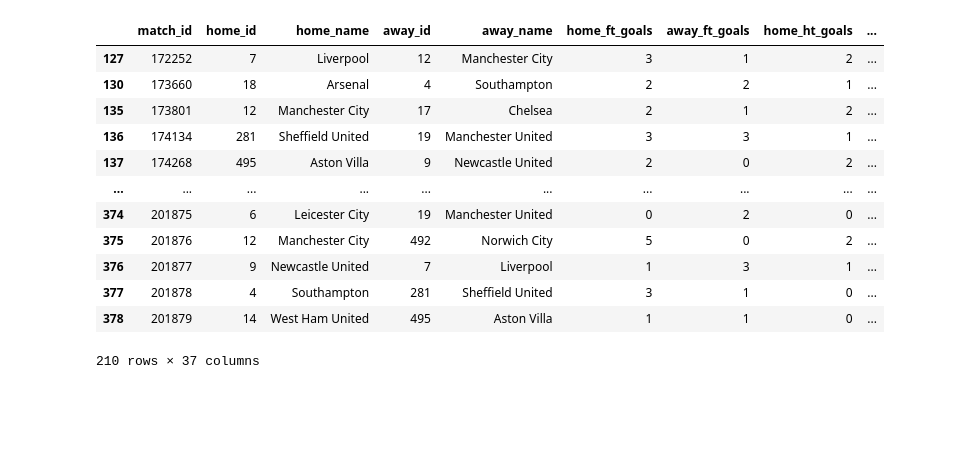
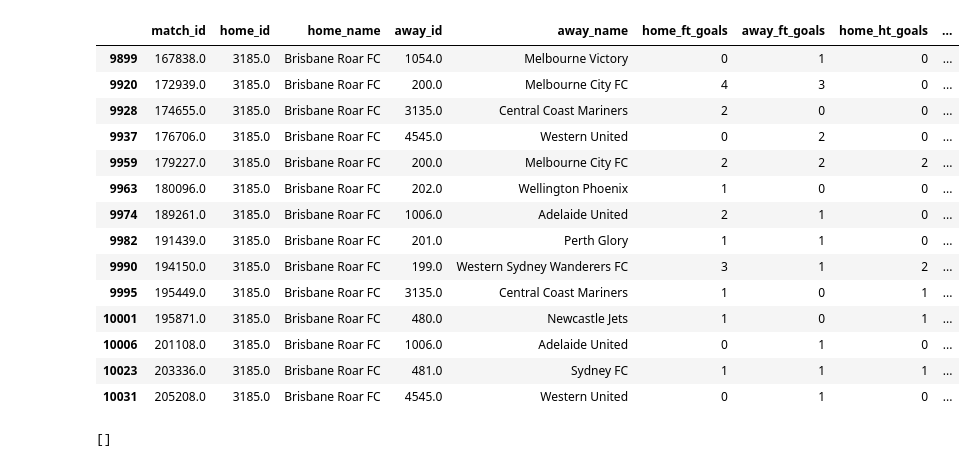
Before and after one commit to RicardoBoia2017/FEUP_ADAD, a Jupyter notebook: ADAD.ipynb, the cells around one changed output. Drawn from its saved outputs; the diff is of its cells as text; code cells hidden in the pictures; blank space fills up the shorter version.

```diff
--- a/ADAD.ipynb
+++ b/ADAD.ipynb
@@ -296,19 +297,0 @@ matches[matches['got_stats'] == 'F']
-# %%
-pd.set_option('display.max_rows', 30)
-tmp = matches.sort_values(by=['year','month', 'day'])
-t = tmp[tmp['home_yc'] >= 0]
-t[t['competition_name'] == 'Premier League']
-# %% [output]
-|  | match_id | home_id | home_name | away_id | away_name | home_ft_goals | away_ft_goals | home_ht_goals | ... |
-| 127 | 172252 | 7 | Liverpool | 12 | Manchester City | 3 | 1 | 2 | ... |
-| 130 | 173660 | 18 | Arsenal | 4 | Southampton | 2 | 2 | 1 | ... |
-| 135 | 173801 | 12 | Manchester City | 17 | Chelsea | 2 | 1 | 2 | ... |
-| 136 | 174134 | 281 | Sheffield United | 19 | Manchester United | 3 | 3 | 1 | ... |
-| 137 | 174268 | 495 | Aston Villa | 9 | Newcastle United | 2 | 0 | 2 | ... |
-| ... | ... | ... | ... | ... | ... | ... | ... | ... | ... |
-| 374 | 201875 | 6 | Leicester City | 19 | Manchester United | 0 | 2 | 0 | ... |
-| 375 | 201876 | 12 | Manchester City | 492 | Norwich City | 5 | 0 | 2 | ... |
-| 376 | 201877 | 9 | Newcastle United | 7 | Liverpool | 1 | 3 | 1 | ... |
-| 377 | 201878 | 4 | Southampton | 281 | Sheffield United | 3 | 1 | 0 | ... |
-| 378 | 201879 | 14 | West Ham United | 495 | Aston Villa | 1 | 1 | 0 | ... |
-210 rows × 37 columns
@@ -314,0 +303,19 @@ t[t['competition_name'] == 'Premier League']
+# %%
+#matches.loc[matches.away_name == 'Puebla Club De Futbol', 'away_name'] = 'Puebla'
+matches[matches['home_id'] == 3185]
+# %% [output]
+|  | match_id | home_id | home_name | away_id | away_name | home_ft_goals | away_ft_goals | home_ht_goals | ... |
+| 9899 | 167838.0 | 3185.0 | Brisbane Roar FC | 1054.0 | Melbourne Victory | 0 | 1 | 0 | ... |
+| 9920 | 172939.0 | 3185.0 | Brisbane Roar FC | 200.0 | Melbourne City FC | 4 | 3 | 0 | ... |
+| 9928 | 174655.0 | 3185.0 | Brisbane Roar FC | 3135.0 | Central Coast Mariners | 2 | 0 | 0 | ... |
+| 9937 | 176706.0 | 3185.0 | Brisbane Roar FC | 4545.0 | Western United | 0 | 2 | 0 | ... |
+| 9959 | 179227.0 | 3185.0 | Brisbane Roar FC | 200.0 | Melbourne City FC | 2 | 2 | 2 | ... |
+| 9963 | 180096.0 | 3185.0 | Brisbane Roar FC | 202.0 | Wellington Phoenix | 1 | 0 | 0 | ... |
+| 9974 | 189261.0 | 3185.0 | Brisbane Roar FC | 1006.0 | Adelaide United | 2 | 1 | 0 | ... |
+| 9982 | 191439.0 | 3185.0 | Brisbane Roar FC | 201.0 | Perth Glory | 1 | 1 | 0 | ... |
+| 9990 | 194150.0 | 3185.0 | Brisbane Roar FC | 199.0 | Western Sydney Wanderers FC | 3 | 1 | 2 | ... |
+| 9995 | 195449.0 | 3185.0 | Brisbane Roar FC | 3135.0 | Central Coast Mariners | 1 | 0 | 1 | ... |
+| 10001 | 195871.0 | 3185.0 | Brisbane Roar FC | 480.0 | Newcastle Jets | 1 | 0 | 1 | ... |
+| 10006 | 201108.0 | 3185.0 | Brisbane Roar FC | 1006.0 | Adelaide United | 0 | 1 | 0 | ... |
+| 10023 | 203336.0 | 3185.0 | Brisbane Roar FC | 481.0 | Sydney FC | 1 | 1 | 1 | ... |
+| 10031 | 205208.0 | 3185.0 | Brisbane Roar FC | 4545.0 | Western United | 0 | 1 | 0 | ... |
@@ -315 +331,10 @@ t[t['competition_name'] == 'Premier League']
+# %%
+list_of_ids = []
+for x in list_of_teams:
+    ids = matches[matches['home_id'] == x].home_name.unique()
+    if(len(ids) > 1):
+        list_of_ids.append([x,ids])
+list_of_ids
+# %% [output]
+[]
 # %%
```
Also changed, not shown: parts of 10 cells of this notebook, 1 other file.
